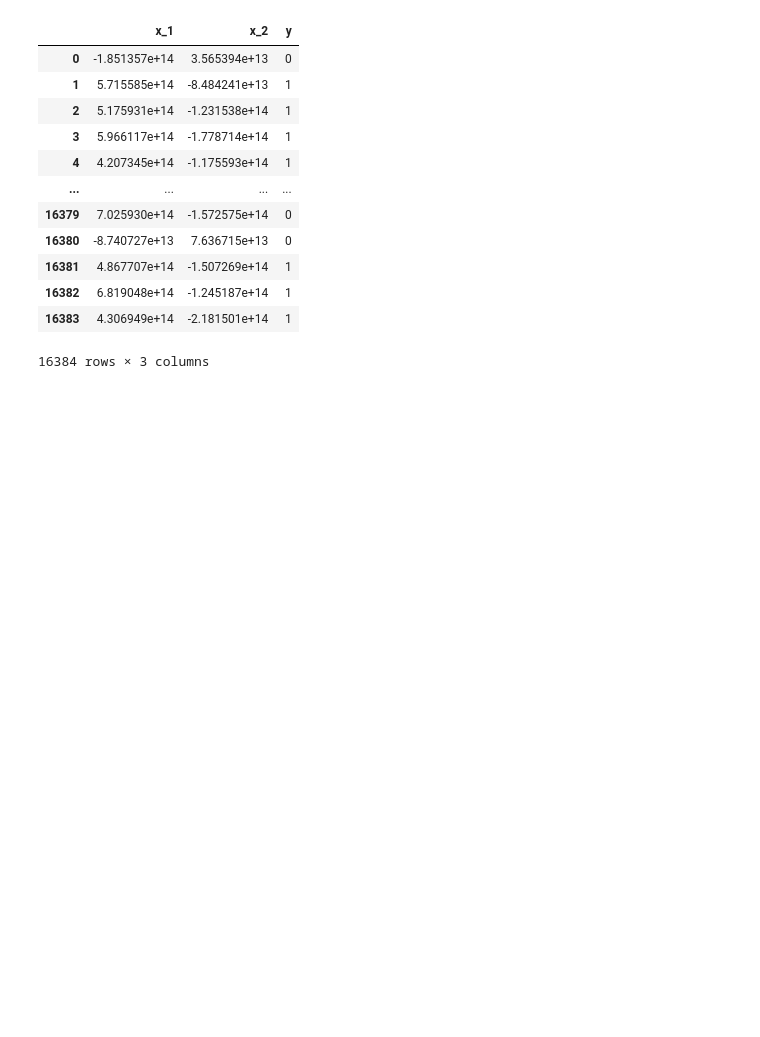
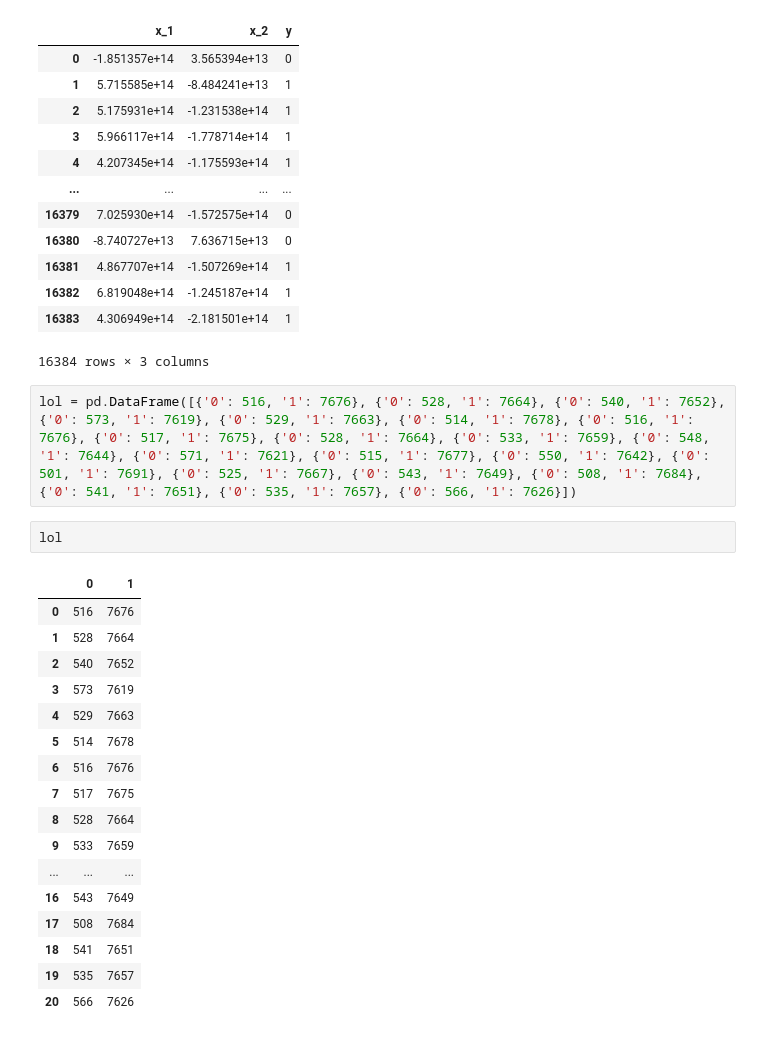
Before and after one commit to Raijeku/PI2, a Jupyter notebook: base_datos.ipynb, the cells around one changed output. Drawn from its saved outputs; the diff is of its cells as text; blank space fills up the shorter version.

```diff
--- a/base_datos.ipynb
+++ b/base_datos.ipynb
@@ -151,3 +127,25 @@ read
 | 16382 | 6.819048e+14 | -1.245187e+14 | 1 |
 | 16383 | 4.306949e+14 | -2.181501e+14 | 1 |
 16384 rows × 3 columns
+# %%
+lol = pd.DataFrame([{'0': 516, '1': 7676}, {'0': 528, '1': 7664}, {'0': 540, '1': 7652}, {'0': 573, '1': 7619}, {'0': 529, '1': 7663}, {'0': 514, '1': 7678}, {'0': 516, '1': 7676}, {'0': 517, '1': 7675}, {'0': 528, '1': 7664}, {'0': 533, '1': 7659}, {'0': 548, '1': 7644}, {'0': 571, '1': 7621}, {'0': 515, '1': 7677}, {'0': 550, '1': 7642}, {'0': 501, '1': 7691}, {'0': 525, '1': 7667}, {'0': 543, '1': 7649}, {'0': 508, '1': 7684}, {'0': 541, '1': 7651}, {'0': 535, '1': 7657}, {'0': 566, '1': 7626}])
+# %%
+lol
+# %% [output]
+|  | 0 | 1 |
+| 0 | 516 | 7676 |
+| 1 | 528 | 7664 |
+| 2 | 540 | 7652 |
+| 3 | 573 | 7619 |
+| 4 | 529 | 7663 |
+| 5 | 514 | 7678 |
+| 6 | 516 | 7676 |
+| 7 | 517 | 7675 |
+| 8 | 528 | 7664 |
+| 9 | 533 | 7659 |
+| ... | ... | ... |
+| 16 | 543 | 7649 |
+| 17 | 508 | 7684 |
+| 18 | 541 | 7651 |
+| 19 | 535 | 7657 |
+| 20 | 566 | 7626 |
```
Also changed, not shown: parts of 3 cells of this notebook, 3 other files.
